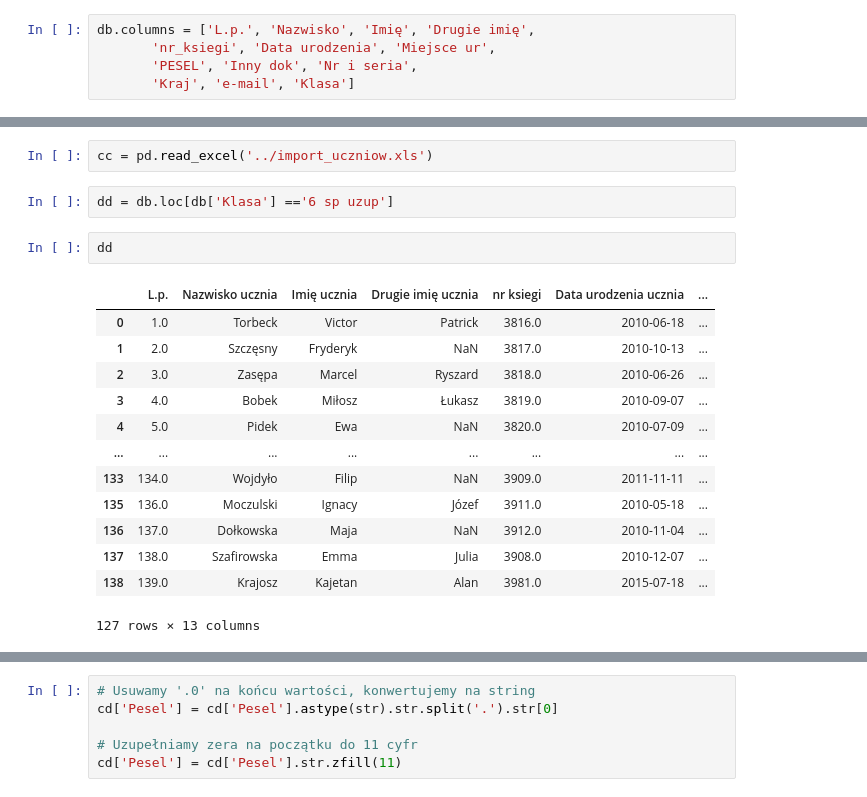
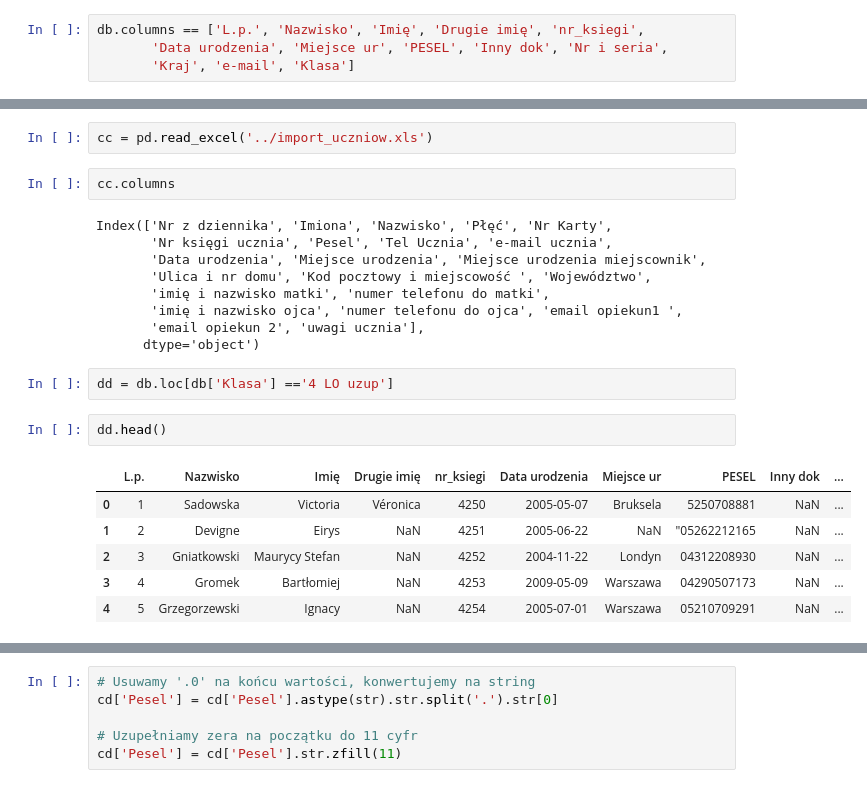
Before and after one commit to Lalsep/mantica, a Jupyter notebook: nowe_swiadectwa/zaciag_uczniow.ipynb, the cells around one changed output, grey strips where cells are left out. Cells and saved outputs as stored; diff of their text form.

```diff
--- a/nowe_swiadectwa/zaciag_uczniow.ipynb
+++ b/nowe_swiadectwa/zaciag_uczniow.ipynb
@@ -158,5 +185,4 @@ ValueError: Length mismatch: Expected axis has 4 elements, new values have 5 ele
 # %%
-db.columns = ['L.p.', 'Nazwisko', 'Imię', 'Drugie imię',
-       'nr_ksiegi', 'Data urodzenia', 'Miejsce ur',
-       'PESEL', 'Inny dok', 'Nr i seria',
+db.columns == ['L.p.', 'Nazwisko', 'Imię', 'Drugie imię', 'nr_ksiegi',
+       'Data urodzenia', 'Miejsce ur', 'PESEL', 'Inny dok', 'Nr i seria',
        'Kraj', 'e-mail', 'Klasa']
@@ -221,20 +210,24 @@ print(d)
 # %%
 cc = pd.read_excel('../import_uczniow.xls')
+# %%
+cc.columns
+# %% [output]
+Index(['Nr z dziennika', 'Imiona', 'Nazwisko', 'Płęć', 'Nr Karty',
+       'Nr księgi ucznia', 'Pesel', 'Tel Ucznia', 'e-mail ucznia',
+       'Data urodzenia', 'Miejsce urodzenia', 'Miejsce urodzenia miejscownik',
+       'Ulica i nr domu', 'Kod pocztowy i miejscowość ', 'Województwo',
+       'imię i nazwisko matki', 'numer telefonu do matki',
+       'imię i nazwisko ojca', 'numer telefonu do ojca', 'email opiekun1 ',
+       'email opiekun 2', 'uwagi ucznia'],
+      dtype='object')
 # %%
-dd = db.loc[db['Klasa'] =='6 sp uzup']
+dd = db.loc[db['Klasa'] =='4 LO uzup']
 # %%
-dd
+dd.head()
 # %% [output]
-|  | L.p. | Nazwisko ucznia | Imię ucznia | Drugie imię ucznia | nr ksiegi | Data urodzenia ucznia | ... |
-| 0 | 1.0 | Torbeck | Victor | Patrick | 3816.0 | 2010-06-18 | ... |
-| 1 | 2.0 | Szczęsny | Fryderyk | NaN | 3817.0 | 2010-10-13 | ... |
-| 2 | 3.0 | Zasępa | Marcel | Ryszard | 3818.0 | 2010-06-26 | ... |
-| 3 | 4.0 | Bobek | Miłosz | Łukasz | 3819.0 | 2010-09-07 | ... |
-| 4 | 5.0 | Pidek | Ewa | NaN | 3820.0 | 2010-07-09 | ... |
-| ... | ... | ... | ... | ... | ... | ... | ... |
-| 133 | 134.0 | Wojdyło | Filip | NaN | 3909.0 | 2011-11-11 | ... |
-| 135 | 136.0 | Moczulski | Ignacy | Józef | 3911.0 | 2010-05-18 | ... |
-| 136 | 137.0 | Dołkowska | Maja | NaN | 3912.0 | 2010-11-04 | ... |
-| 137 | 138.0 | Szafirowska | Emma | Julia | 3908.0 | 2010-12-07 | ... |
-| 138 | 139.0 | Krajosz | Kajetan | Alan | 3981.0 | 2015-07-18 | ... |
+|  | L.p. | Nazwisko | Imię | Drugie imię | nr_ksiegi | Data urodzenia | Miejsce ur | PESEL | Inny dok | ... |
+| 0 | 1 | Sadowska | Victoria | Véronica | 4250 | 2005-05-07 | Bruksela | 5250708881 | NaN | ... |
+| 1 | 2 | Devigne | Eirys | NaN | 4251 | 2005-06-22 | NaN | "05262212165 | NaN | ... |
+| 2 | 3 | Gniatkowski | Maurycy Stefan | NaN | 4252 | 2004-11-22 | Londyn | 04312208930 | NaN | ... |
+| 3 | 4 | Gromek | Bartłomiej | NaN | 4253 | 2009-05-09 | Warszawa | 04290507173 | NaN | ... |
+| 4 | 5 | Grzegorzewski | Ignacy | NaN | 4254 | 2005-07-01 | Warszawa | 05210709291 | NaN | ... |
-127 rows × 13 columns
```
Also changed, not shown: parts of 37 cells of this notebook, 13 other files.
